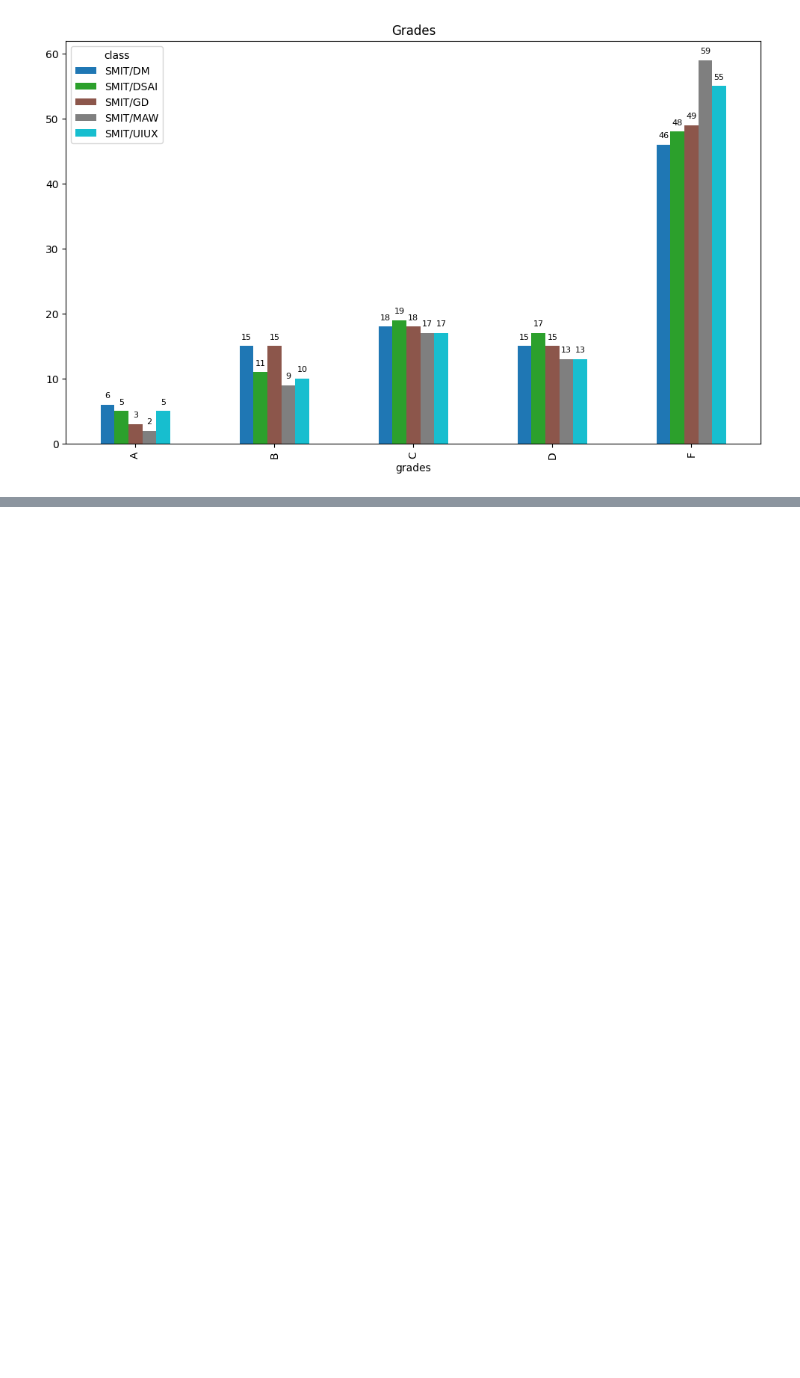
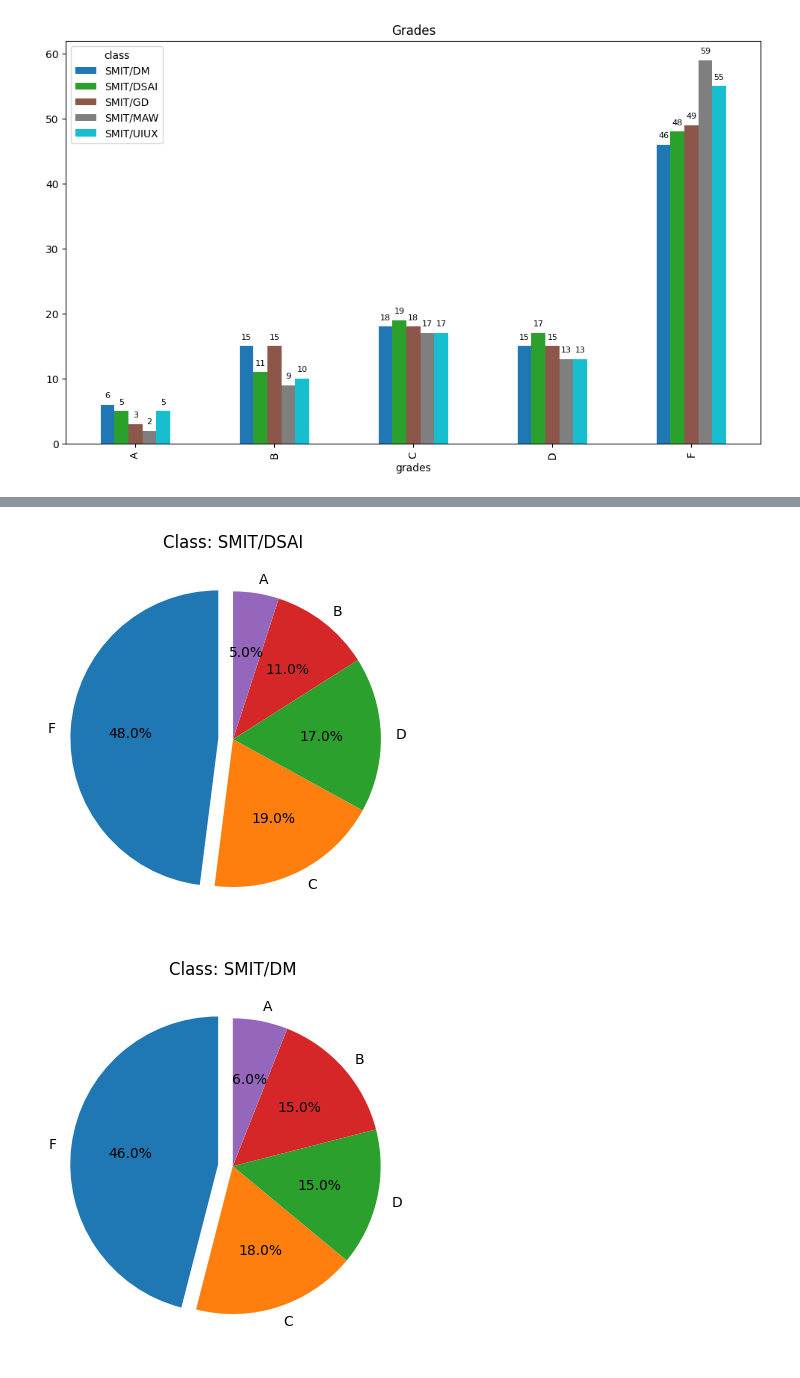
Before and after one commit to memonY49/SMIT-AIDS-Yasir-Batch1, a Jupyter notebook: week19.ipynb, the cells around one changed output, grey strips where cells are left out. Cells and saved outputs as stored; diff of their text form; code cells hidden in the pictures; blank space fills up the shorter version.

```diff
--- a/week19.ipynb
+++ b/week19.ipynb
@@ -155,0 +189,12 @@ plt.show()
+# %%
+grouped = students_data.groupby('class')
+
+for st_class in students_data['class'].unique():
+    chart_value = grouped.get_group(st_class).grades.value_counts()
+    explodes = [0.1 if counts == chart_value.values.max() else 0 for counts in chart_value.values]
+    plt.title(f'Class: {st_class}')
+    plt.pie(chart_value.values, labels = chart_value.index, explode = explodes, startangle = 90,  autopct = '%1.1f%%')
+    plt.show()
+# %% [output]
+[figure, added]
+[figure, added]
```
Also changed, not shown: parts of 6 cells of this notebook, 2 other files.
